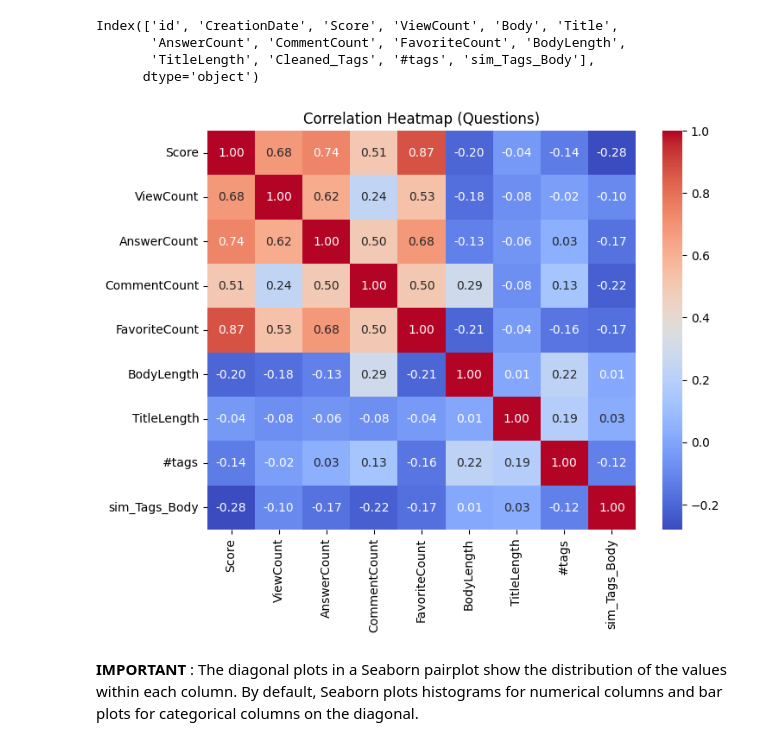
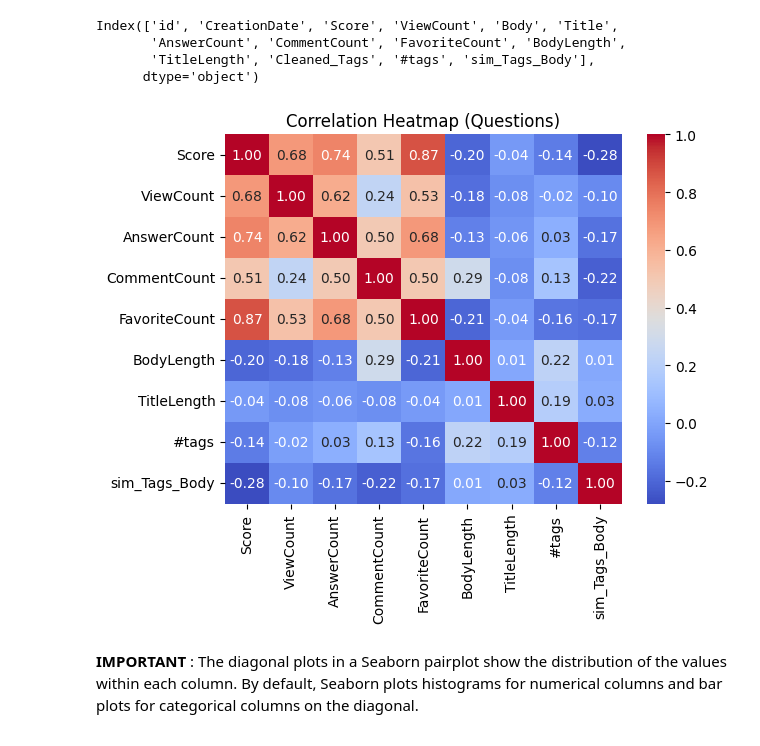
Before and after one commit to mostafa-ja/Data-Mining-fall-2023, a Jupyter notebook: Data_Mining1_2.ipynb, the cells around one changed output. Saved outputs shown, nothing was run; the diff lists cells and outputs as text; code cells hidden in the pictures.

```diff
--- a/Data_Mining1_2.ipynb
+++ b/Data_Mining1_2.ipynb
@@ -234,21 +234,27 @@ Index(['id', 'CreationDate', 'Score', 'ViewCount', 'Body', 'Title',
        'TitleLength', 'Cleaned_Tags', '#tags', 'sim_Tags_Body'],
       dtype='object')
 # %%
-
 # Drop the column to ignore
 column_to_ignore = ['id', 'CreationDate','Body','Title','Cleaned_Tags']
 numeric_df_question = df_question.drop(columns=column_to_ignore)
 
 # Calculate correlation matrix
 correlation_matrix = numeric_df_question.corr()
 
-# Plot heatmap
-plt.figure(figsize=(8, 6))
-sns.heatmap(correlation_matrix, annot=True, cmap='coolwarm', fmt='.2f')
+fig = plt.figure()
+
+fig.patch.set_facecolor('None')
+#fig.patch.set_alpha(0.7)
+
+heatmap = sns.heatmap(correlation_matrix, annot=True, cmap='coolwarm', fmt='.2f')
 plt.title('Correlation Heatmap (Questions)')
+
+# Set the background of the plot to be transparent
+heatmap.patch.set_facecolor('none')
+heatmap.patch.set_alpha(0.1)
 plt.show()
 # %% [output]
-[figure, old version]
+[figure, new version]
 # %% [markdown]
 **IMPORTANT** : The diagonal plots in a Seaborn pairplot show the distribution of the values within each column. By default, Seaborn plots histograms for numerical columns and bar plots for categorical columns on the diagonal.
 # %%
```
Also changed, not shown: parts of 1 cell of this notebook.
